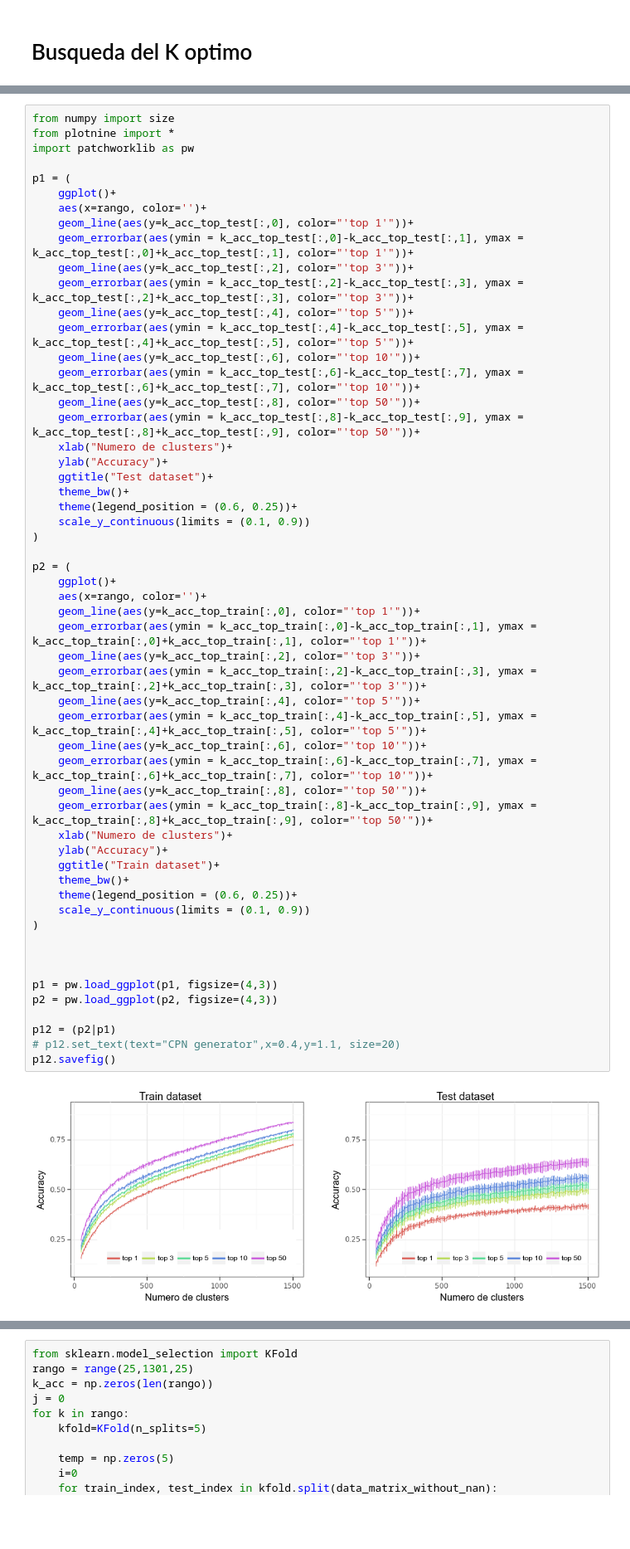
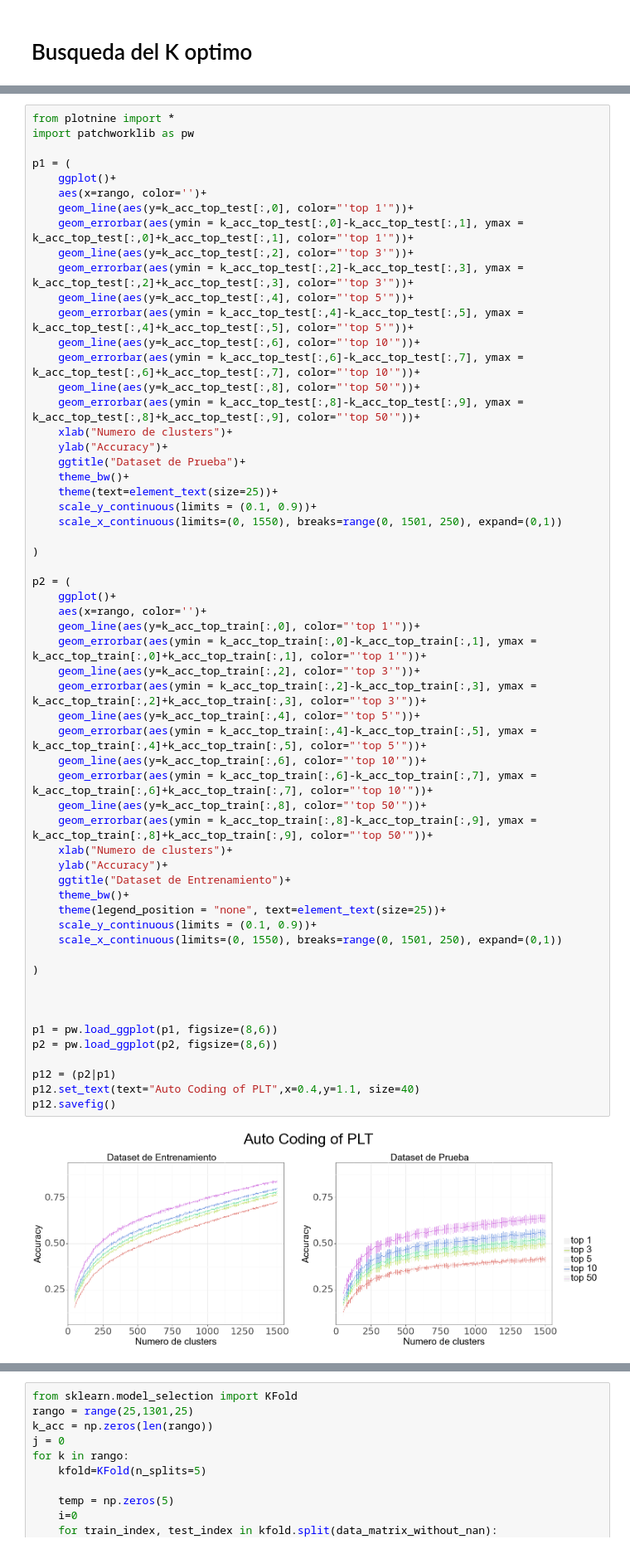
Before and after one commit to DJRamosA/AC-PLT, a Jupyter notebook: src/Generator.ipynb, the cells around one changed output, grey strips where cells are left out. Shown at 83% size. Drawn from its saved outputs; the diff is of its cells as text; blank space fills up the shorter version.

```diff
--- a/src/Generator.ipynb
+++ b/src/Generator.ipynb
@@ -867,5 +870,4 @@ K = 1500
 # %%
-from numpy import size
 from plotnine import *
 import patchworklib as pw
 
@@ -884,40 +886,44 @@ p1 = (
     geom_errorbar(aes(ymin = k_acc_top_test[:,8]-k_acc_top_test[:,9], ymax = k_acc_top_test[:,8]+k_acc_top_test[:,9], color="'top 50'"))+
     xlab("Numero de clusters")+
     ylab("Accuracy")+
-    ggtitle("Test dataset")+
+    ggtitle("Dataset de Prueba")+
     theme_bw()+
-    theme(legend_position = (0.6, 0.25))+
-    scale_y_continuous(limits = (0.1, 0.9))
+    theme(text=element_text(size=25))+
+    scale_y_continuous(limits = (0.1, 0.9))+
+    scale_x_continuous(limits=(0, 1550), breaks=range(0, 1501, 250), expand=(0,1))
+
 )
 
 p2 = (
     ggplot()+
     aes(x=rango, color='')+
     geom_line(aes(y=k_acc_top_train[:,0], color="'top 1'"))+
     geom_errorbar(aes(ymin = k_acc_top_train[:,0]-k_acc_top_train[:,1], ymax = k_acc_top_train[:,0]+k_acc_top_train[:,1], color="'top 1'"))+
     geom_line(aes(y=k_acc_top_train[:,2], color="'top 3'"))+
     geom_errorbar(aes(ymin = k_acc_top_train[:,2]-k_acc_top_train[:,3], ymax = k_acc_top_train[:,2]+k_acc_top_train[:,3], color="'top 3'"))+
     geom_line(aes(y=k_acc_top_train[:,4], color="'top 5'"))+
     geom_errorbar(aes(ymin = k_acc_top_train[:,4]-k_acc_top_train[:,5], ymax = k_acc_top_train[:,4]+k_acc_top_train[:,5], color="'top 5'"))+
     geom_line(aes(y=k_acc_top_train[:,6], color="'top 10'"))+
     geom_errorbar(aes(ymin = k_acc_top_train[:,6]-k_acc_top_train[:,7], ymax = k_acc_top_train[:,6]+k_acc_top_train[:,7], color="'top 10'"))+
     geom_line(aes(y=k_acc_top_train[:,8], color="'top 50'"))+
     geom_errorbar(aes(ymin = k_acc_top_train[:,8]-k_acc_top_train[:,9], ymax = k_acc_top_train[:,8]+k_acc_top_train[:,9], color="'top 50'"))+
     xlab("Numero de clusters")+
     ylab("Accuracy")+
-    ggtitle("Train dataset")+
+    ggtitle("Dataset de Entrenamiento")+
     theme_bw()+
-    theme(legend_position = (0.6, 0.25))+
-    scale_y_continuous(limits = (0.1, 0.9))
+    theme(legend_position = "none", text=element_text(size=25))+
+    scale_y_continuous(limits = (0.1, 0.9))+
+    scale_x_continuous(limits=(0, 1550), breaks=range(0, 1501, 250), expand=(0,1))
+
 )
 
 
 
-p1 = pw.load_ggplot(p1, figsize=(4,3))
-p2 = pw.load_ggplot(p2, figsize=(4,3))
+p1 = pw.load_ggplot(p1, figsize=(8,6))
+p2 = pw.load_ggplot(p2, figsize=(8,6))
 
 p12 = (p2|p1)
-# p12.set_text(text="CPN generator",x=0.4,y=1.1, size=20)
+p12.set_text(text="Auto Coding of PLT",x=0.4,y=1.1, size=40)
 p12.savefig()
 # %% [output]
-[figure, old version]
+[figure, new version]
```
Also changed, not shown: parts of 5 cells of this notebook, 7 other files.
